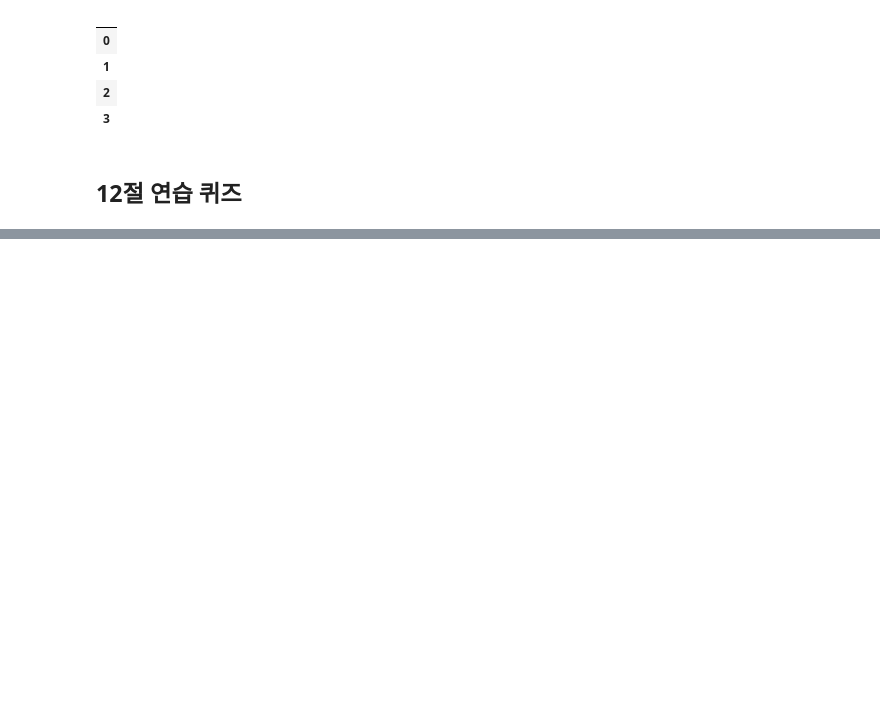
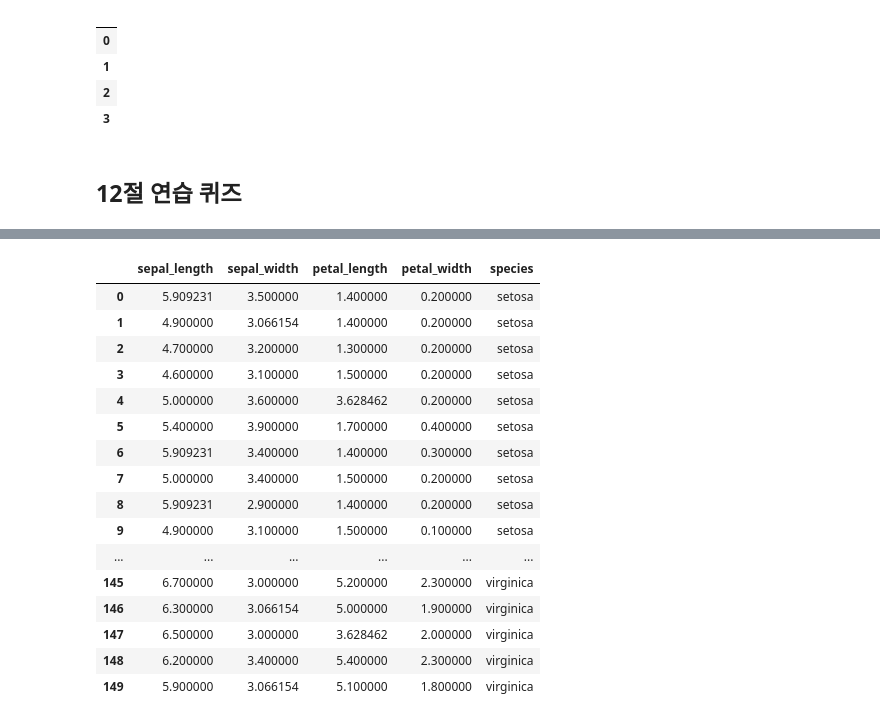
Before and after one commit to sehyeon24/ai, a Jupyter notebook: source/07_python/ch12_데이터프레임과시리즈(Pandas)_9절~13절.ipynb, the cells around one changed output, grey strips where cells are left out. Saved outputs shown, nothing was run; the diff lists cells and outputs as text; code cells hidden in the pictures; blank space fills up the shorter version.

```diff
--- a/source/07_python/ch12_데이터프레임과시리즈(Pandas)_9절~13절.ipynb
+++ b/source/07_python/ch12_데이터프레임과시리즈(Pandas)_9절~13절.ipynb
@@ -1372,0 +1451,24 @@ Name: sepal_length, Length: 150, dtype: bool
+# %%
+pd.options.display.max_rows = 50
+# %%
+# ❖ 3단계 : 결측치를 열평균으로 대체된 iris데이터를 출력한다. (inplace=True)
+iris.fillna(value=iris.iloc[:, :-1].mean(axis=0), inplace=True)
+iris
+# %% [output]
+|  | sepal_length | sepal_width | petal_length | petal_width | species |
+| 0 | 5.909231 | 3.500000 | 1.400000 | 0.200000 | setosa |
+| 1 | 4.900000 | 3.066154 | 1.400000 | 0.200000 | setosa |
+| 2 | 4.700000 | 3.200000 | 1.300000 | 0.200000 | setosa |
+| 3 | 4.600000 | 3.100000 | 1.500000 | 0.200000 | setosa |
+| 4 | 5.000000 | 3.600000 | 3.628462 | 0.200000 | setosa |
+| 5 | 5.400000 | 3.900000 | 1.700000 | 0.400000 | setosa |
+| 6 | 5.909231 | 3.400000 | 1.400000 | 0.300000 | setosa |
+| 7 | 5.000000 | 3.400000 | 1.500000 | 0.200000 | setosa |
+| 8 | 5.909231 | 2.900000 | 1.400000 | 0.200000 | setosa |
+| 9 | 4.900000 | 3.100000 | 1.500000 | 0.100000 | setosa |
+| ... | ... | ... | ... | ... | ... |
+| 145 | 6.700000 | 3.000000 | 5.200000 | 2.300000 | virginica |
+| 146 | 6.300000 | 3.066154 | 5.000000 | 1.900000 | virginica |
+| 147 | 6.500000 | 3.000000 | 3.628462 | 2.000000 | virginica |
+| 148 | 6.200000 | 3.400000 | 5.400000 | 2.300000 | virginica |
+| 149 | 5.900000 | 3.066154 | 5.100000 | 1.800000 | virginica |
```
Also changed, not shown: parts of 65 cells of this notebook, 17 other files.
